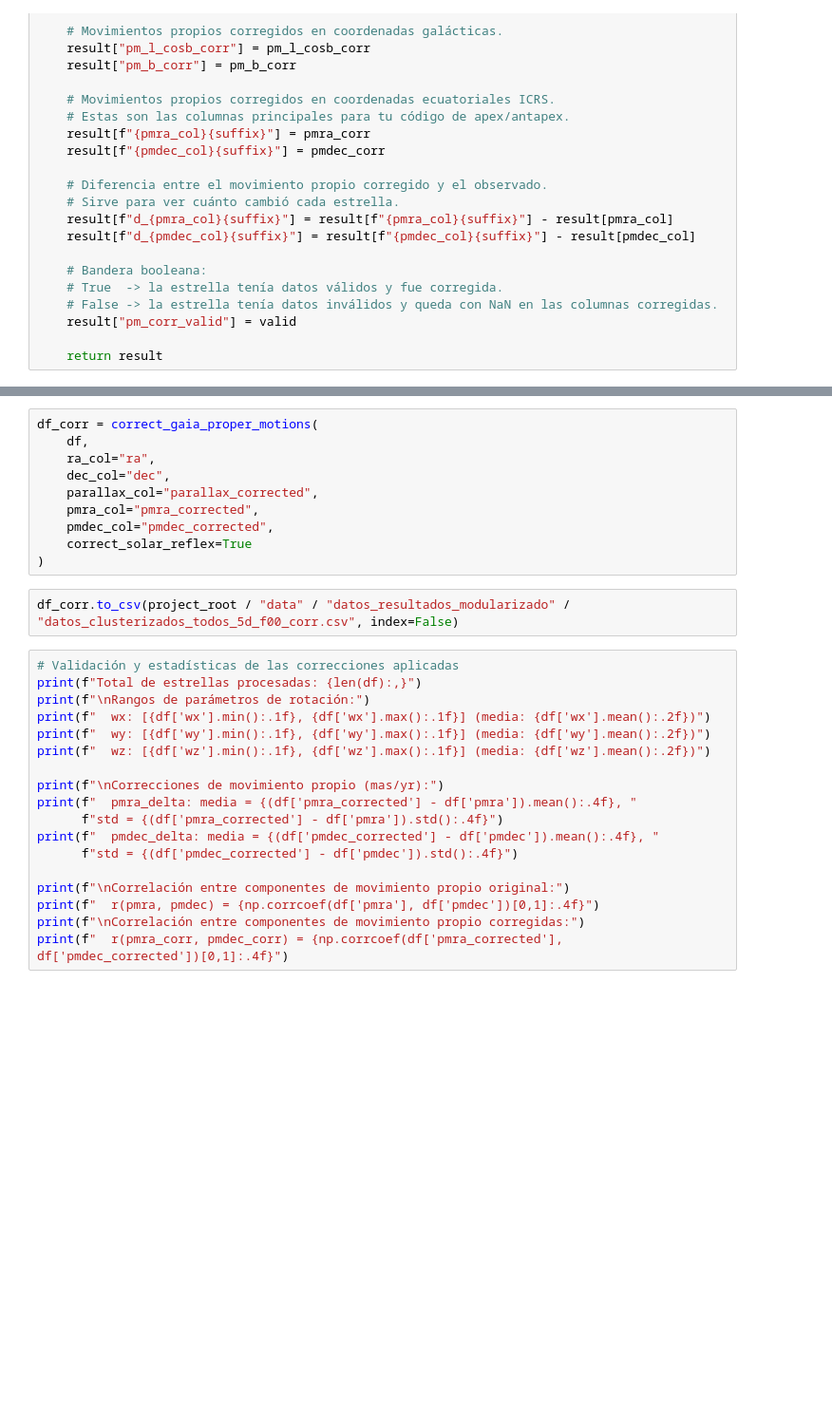
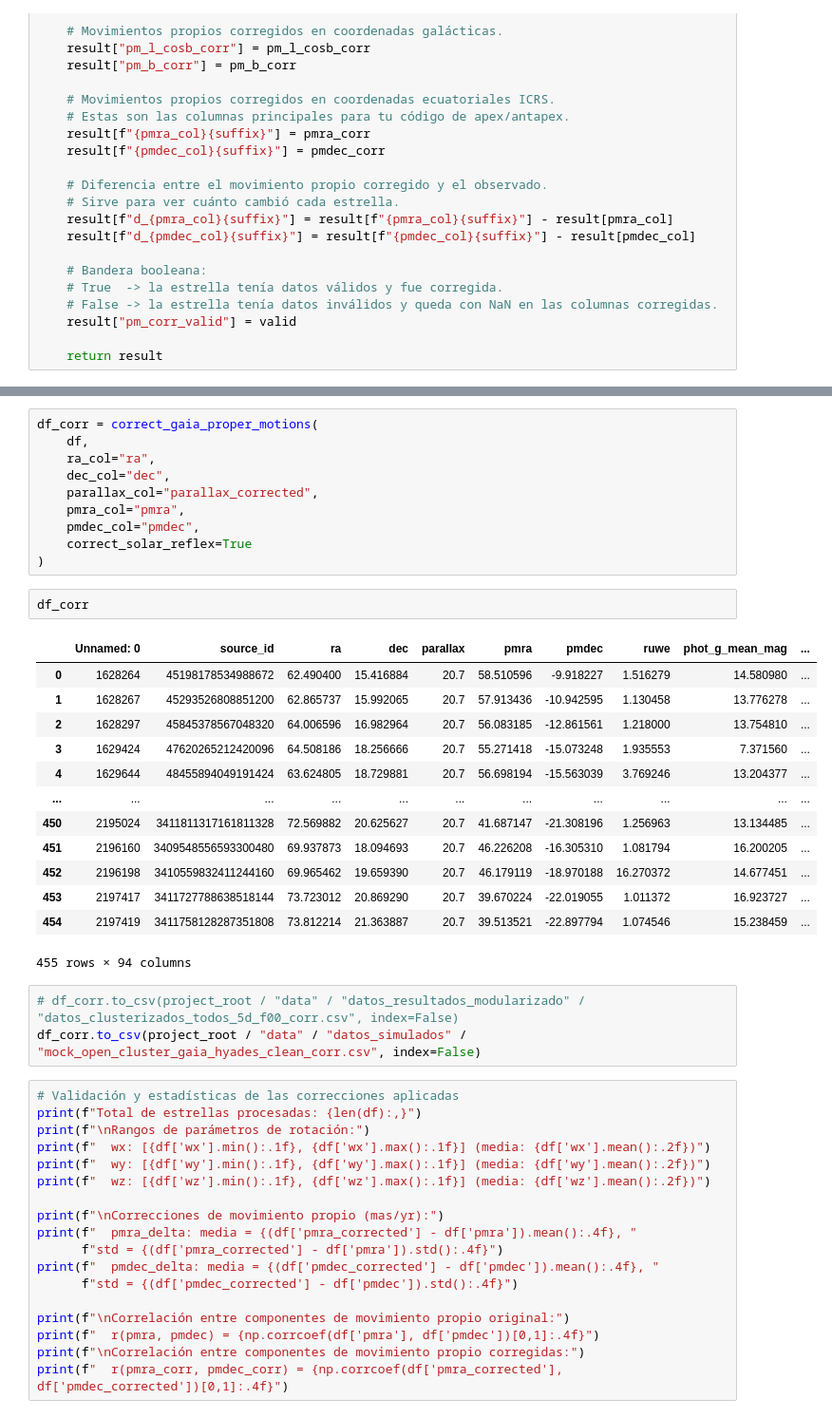
Before and after one commit to nicolasbojacarojas/clusterization_project, a Jupyter notebook: dev/union_fidelity.ipynb, the cells around one changed output, grey strips where cells are left out. Shown at 95% size. Cells and saved outputs as stored; diff of their text form; blank space fills up the shorter version.

```diff
--- a/dev/union_fidelity.ipynb
+++ b/dev/union_fidelity.ipynb
@@ -544,12 +562,29 @@ df_corr = correct_gaia_proper_motions(
     ra_col="ra",
     dec_col="dec",
     parallax_col="parallax_corrected",
-    pmra_col="pmra_corrected",
-    pmdec_col="pmdec_corrected",
+    pmra_col="pmra",
+    pmdec_col="pmdec",
     correct_solar_reflex=True
 )
+# %%
+df_corr
+# %% [output]
+|  | Unnamed: 0 | source_id | ra | dec | parallax | pmra | pmdec | ruwe | phot_g_mean_mag | ... |
+| 0 | 1628264 | 45198178534988672 | 62.490400 | 15.416884 | 20.7 | 58.510596 | -9.918227 | 1.516279 | 14.580980 | ... |
+| 1 | 1628267 | 45293526808851200 | 62.865737 | 15.992065 | 20.7 | 57.913436 | -10.942595 | 1.130458 | 13.776278 | ... |
+| 2 | 1628297 | 45845378567048320 | 64.006596 | 16.982964 | 20.7 | 56.083185 | -12.861561 | 1.218000 | 13.754810 | ... |
+| 3 | 1629424 | 47620265212420096 | 64.508186 | 18.256666 | 20.7 | 55.271418 | -15.073248 | 1.935553 | 7.371560 | ... |
+| 4 | 1629644 | 48455894049191424 | 63.624805 | 18.729881 | 20.7 | 56.698194 | -15.563039 | 3.769246 | 13.204377 | ... |
+| ... | ... | ... | ... | ... | ... | ... | ... | ... | ... | ... |
+| 450 | 2195024 | 3411811317161811328 | 72.569882 | 20.625627 | 20.7 | 41.687147 | -21.308196 | 1.256963 | 13.134485 | ... |
+| 451 | 2196160 | 3409548556593300480 | 69.937873 | 18.094693 | 20.7 | 46.226208 | -16.305310 | 1.081794 | 16.200205 | ... |
+| 452 | 2196198 | 3410559832411244160 | 69.965462 | 19.659390 | 20.7 | 46.179119 | -18.970188 | 16.270372 | 14.677451 | ... |
+| 453 | 2197417 | 3411727788638518144 | 73.723012 | 20.869290 | 20.7 | 39.670224 | -22.019055 | 1.011372 | 16.923727 | ... |
+| 454 | 2197419 | 3411758128287351808 | 73.812214 | 21.363887 | 20.7 | 39.513521 | -22.897794 | 1.074546 | 15.238459 | ... |
+455 rows × 94 columns
 # %%
-df_corr.to_csv(project_root / "data" / "datos_resultados_modularizado" / "datos_clusterizados_todos_5d_f00_corr.csv", index=False)
+# df_corr.to_csv(project_root / "data" / "datos_resultados_modularizado" / "datos_clusterizados_todos_5d_f00_corr.csv", index=False)
+df_corr.to_csv(project_root / "data" / "datos_simulados" / "mock_open_cluster_gaia_hyades_clean_corr.csv", index=False)
 # %%
 # Validación y estadísticas de las correcciones aplicadas
 print(f"Total de estrellas procesadas: {len(df):,}")
```
Also changed, not shown: parts of 2 cells of this notebook, 10 other files.
